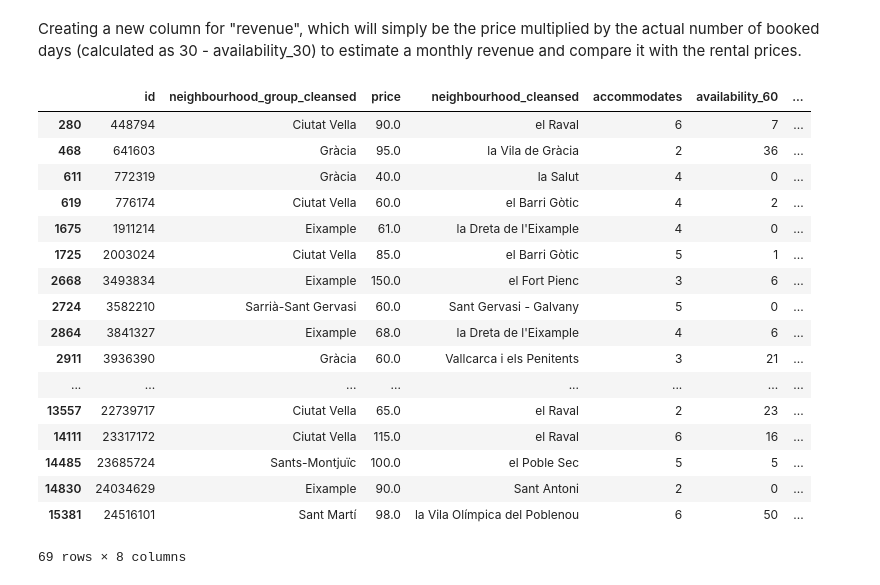
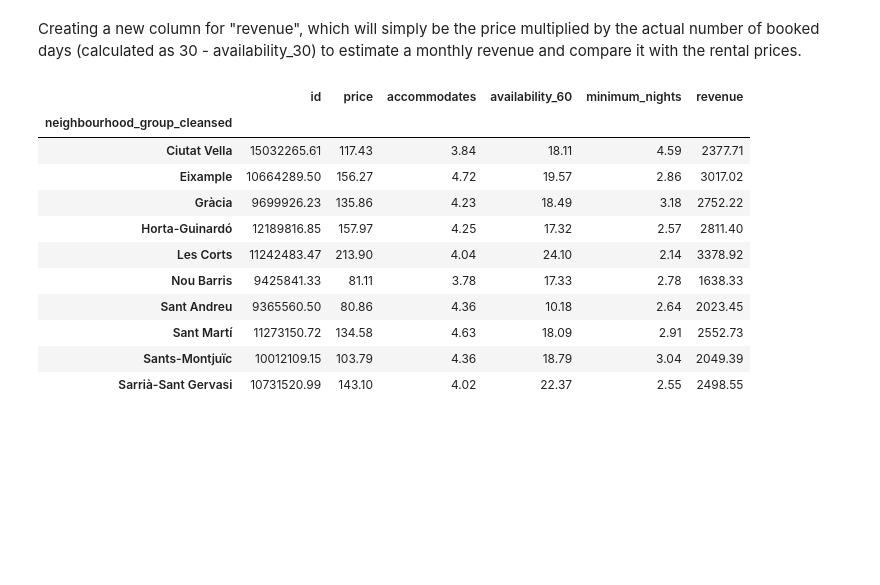
Before and after one commit to Sciabbala/Project-Week-2-Barcelona, a Jupyter notebook: your-project/Airbnb_cleaning.ipynb, the cells around one changed output. Drawn from its saved outputs; the diff is of its cells as text; code cells hidden in the pictures; blank space fills up the shorter version.

```diff
--- a/your-project/Airbnb_cleaning.ipynb
+++ b/your-project/Airbnb_cleaning.ipynb
@@ -164,26 +161,19 @@ df_no_min = airbnb_full[airbnb_full['minimum_nights'] <= 29]
-# %%
-df_min_30
-# %% [output]
-|  | id | neighbourhood_group_cleansed | price | neighbourhood_cleansed | accommodates | availability_60 | ... |
-| 280 | 448794 | Ciutat Vella | 90.0 | el Raval | 6 | 7 | ... |
-| 468 | 641603 | Gràcia | 95.0 | la Vila de Gràcia | 2 | 36 | ... |
-| 611 | 772319 | Gràcia | 40.0 | la Salut | 4 | 0 | ... |
-| 619 | 776174 | Ciutat Vella | 60.0 | el Barri Gòtic | 4 | 2 | ... |
-| 1675 | 1911214 | Eixample | 61.0 | la Dreta de l'Eixample | 4 | 0 | ... |
-| 1725 | 2003024 | Ciutat Vella | 85.0 | el Barri Gòtic | 5 | 1 | ... |
-| 2668 | 3493834 | Eixample | 150.0 | el Fort Pienc | 3 | 6 | ... |
-| 2724 | 3582210 | Sarrià-Sant Gervasi | 60.0 | Sant Gervasi - Galvany | 5 | 0 | ... |
-| 2864 | 3841327 | Eixample | 68.0 | la Dreta de l'Eixample | 4 | 6 | ... |
-| 2911 | 3936390 | Gràcia | 60.0 | Vallcarca i els Penitents | 3 | 21 | ... |
-| ... | ... | ... | ... | ... | ... | ... | ... |
-| 13557 | 22739717 | Ciutat Vella | 65.0 | el Raval | 2 | 23 | ... |
-| 14111 | 23317172 | Ciutat Vella | 115.0 | el Raval | 6 | 16 | ... |
-| 14485 | 23685724 | Sants-Montjuïc | 100.0 | el Poble Sec | 5 | 5 | ... |
-| 14830 | 24034629 | Eixample | 90.0 | Sant Antoni | 2 | 0 | ... |
-| 15381 | 24516101 | Sant Martí | 98.0 | la Vila Olímpica del Poblenou | 6 | 50 | ... |
-69 rows × 8 columns
 # %%
-price_by_district_min = round(df_min_30.groupby(['neighbourhood_group_cleansed']).mean(),2)
-price_by_district = round(df_no_min.groupby(['neighbourhood_group_cleansed']).mean(),2)
+price_by_district = round(airbnb_full.groupby(['neighbourhood_group_cleansed']).mean(),2)
+# %%
+price_by_district
+# %% [output]
+|  | id | price | accommodates | availability_60 | minimum_nights | revenue |
+| neighbourhood_group_cleansed |  |  |  |  |  |  |
+| Ciutat Vella | 15032265.61 | 117.43 | 3.84 | 18.11 | 4.59 | 2377.71 |
+| Eixample | 10664289.50 | 156.27 | 4.72 | 19.57 | 2.86 | 3017.02 |
+| Gràcia | 9699926.23 | 135.86 | 4.23 | 18.49 | 3.18 | 2752.22 |
+| Horta-Guinardó | 12189816.85 | 157.97 | 4.25 | 17.32 | 2.57 | 2811.40 |
+| Les Corts | 11242483.47 | 213.90 | 4.04 | 24.10 | 2.14 | 3378.92 |
+| Nou Barris | 9425841.33 | 81.11 | 3.78 | 17.33 | 2.78 | 1638.33 |
+| Sant Andreu | 9365560.50 | 80.86 | 4.36 | 10.18 | 2.64 | 2023.45 |
+| Sant Martí | 11273150.72 | 134.58 | 4.63 | 18.09 | 2.91 | 2552.73 |
+| Sants-Montjuïc | 10012109.15 | 103.79 | 4.36 | 18.79 | 3.04 | 2049.39 |
+| Sarrià-Sant Gervasi | 10731520.99 | 143.10 | 4.02 | 22.37 | 2.55 | 2498.55 |
 # %%
 price_by_district.to_csv('price_by_district.csv')
```
Also changed, not shown: parts of 4 cells of this notebook, 16 other files.
